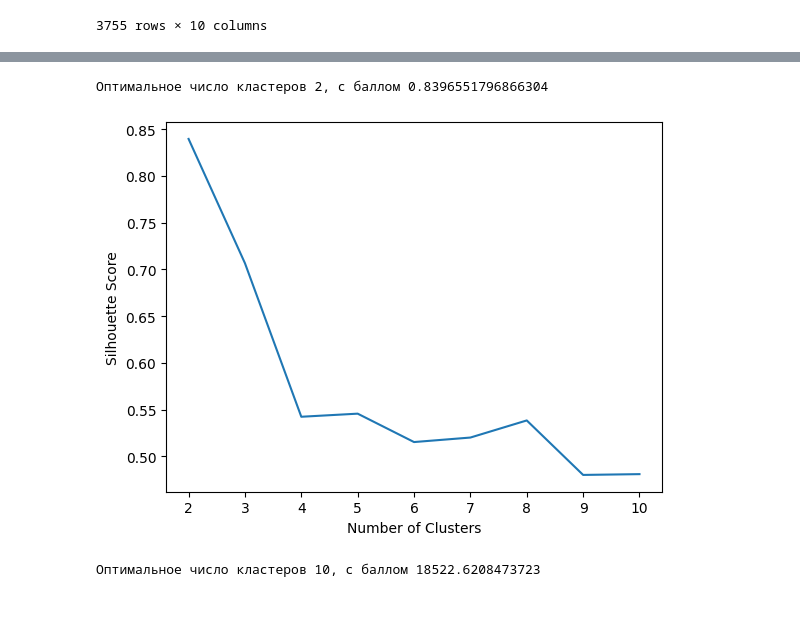
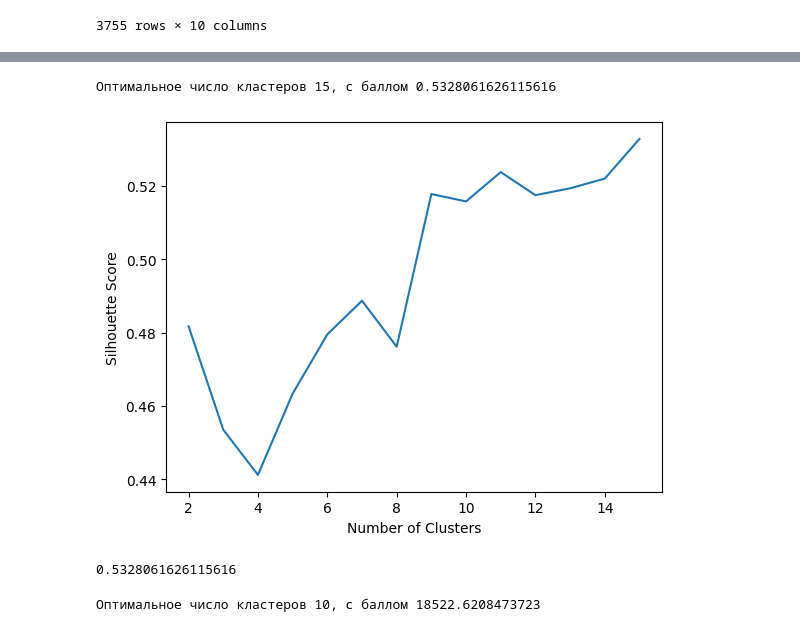
Before and after one commit to TheGodseeker/ML_PR, a Jupyter notebook: Задание_4.ipynb, the cells around one changed output, grey strips where cells are left out. Saved outputs shown, nothing was run; the diff lists cells and outputs as text; code cells hidden in the pictures.

```diff
--- a/Задание_4.ipynb
+++ b/Задание_4.ipynb
@@ -13,8 +13,8 @@ from sklearn.cluster import KMeans
 from statistics import median, mean, stdev
 from math import erfc
 from sklearn.cluster import DBSCAN
-# раздробить жанры
-df = pd.read_csv("/home/tengu/Загрузки/ds_salaries.csv")
+
+df = pd.read_csv("/content/ds_salaries.csv")
 df.columns
 # %% [output]
 Index(['work_year', 'experience_level', 'employment_type', 'job_title',
@@ -171,7 +169,7 @@ df_cluster
 # Создаем экземпляр модели K-Means
 X = df_cluster [["experience_level", "salary_in_usd"]]
 
-kmeans = KMeans(n_clusters=8)
+kmeans = KMeans(n_clusters=4)
 
 # Производим кластеризацию данных
 kmeans.fit(X)
@@ -180,7 +178,7 @@ kmeans.fit(X)
 cluster_centers = kmeans.cluster_centers_
 cluster_labels = kmeans.labels_
 # %%
-kmeans_2 = KMeans(n_clusters=16)
+kmeans_2 = KMeans(n_clusters=15)
 
 # Производим кластеризацию данных
 kmeans_2.fit(X)
@@ -216,28 +214,31 @@ plt.show()
 # %%
 # silhouette score на 16
 
 from sklearn.metrics import silhouette_score
 
 # Нормализация данных
 scaler = StandardScaler()
 X_scaled = scaler.fit_transform(X)
 
 # Поиск оптимального K
 scores = []
-for k in range(2, 11):
-    kmeans = KMeans(n_clusters=k, n_init=16, random_state=42)
+for k in range(2, 16):
+    kmeans = KMeans(n_clusters=k, n_init='auto', random_state=42)
     kmeans.fit(X_scaled)
     score = silhouette_score(X_scaled, kmeans.labels_)
     scores.append(score)
 print(f"Оптимальное число кластеров {scores.index(max(scores)) + 2}, с баллом {max(scores)}")
 # Визуализация результатов
-plt.plot(range(2, 11), scores)
+plt.plot(range(2, 16), scores)
 plt.xlabel('Number of Clusters')
 plt.ylabel('Silhouette Score')
 plt.show()
+
+print(score)
 # %% [output]
-Оптимальное число кластеров 2, с баллом 0.8396551796866304
+Оптимальное число кластеров 15, с баллом 0.5328061626115616
-[figure, old version]
+[figure, new version]
+0.5328061626115616
 # %%
 #calinski_harabasz_score на 16
 from sklearn.metrics import calinski_harabasz_score
```
Also changed, not shown: parts of 31 cells of this notebook.
